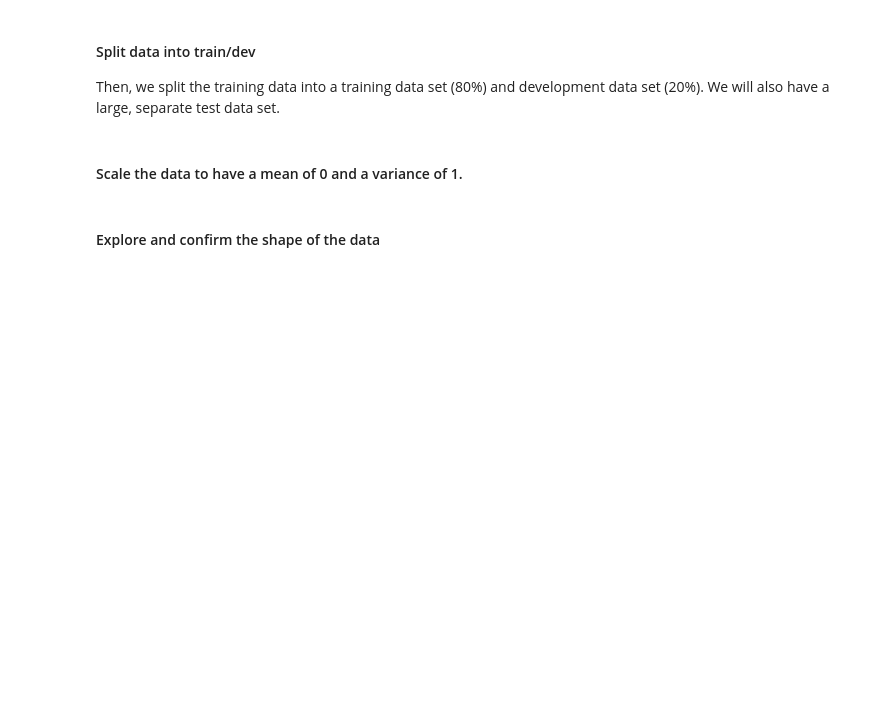
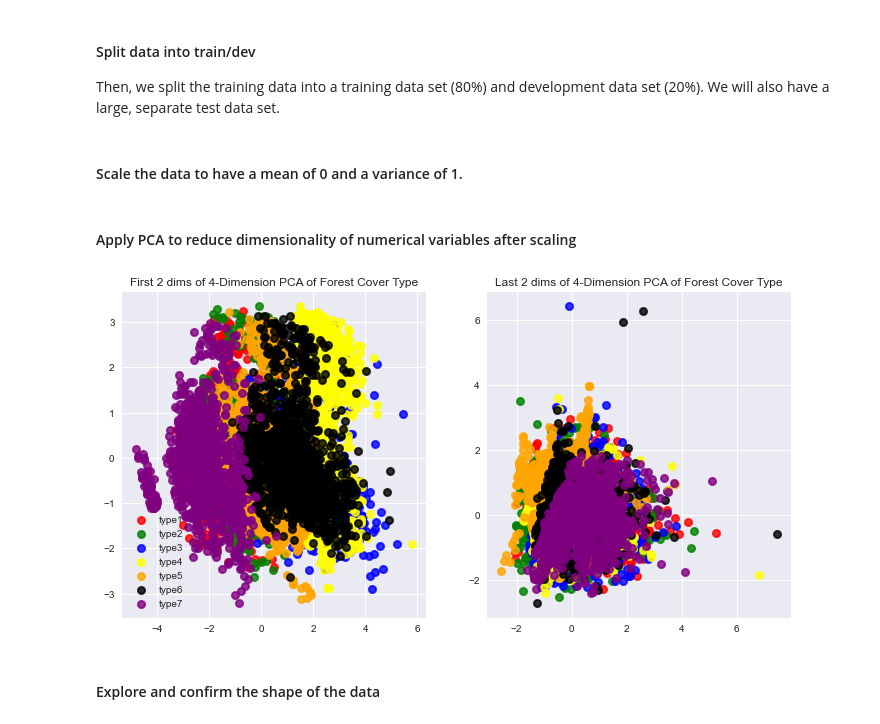
Before and after one commit to justinetaylor/mids-w207-final-project, a Jupyter notebook: clear_cut_solution.ipynb, the cells around one changed output. Cells and saved outputs as stored; diff of their text form; code cells hidden in the pictures; blank space fills up the shorter version.

```diff
--- a/clear_cut_solution.ipynb
+++ b/clear_cut_solution.ipynb
@@ -149,6 +180,42 @@ dev_data_cover_type_12 = fe.scale_non_training_data(standardize_features, dev_da
 
 train_data_cover_type_36 = fe.scale_non_training_data(standardize_features, train_data_cover_type_36, train_data_original_scaler)
 dev_data_cover_type_36 = fe.scale_non_training_data(standardize_features, dev_data_cover_type_36, train_data_original_scaler)
+# %% [markdown]
+#### Apply PCA to reduce dimensionality of numerical variables after scaling
+# %%
+def pca_fe(data=train_data_original,labels=train_labels_original):
+    num_cols = ['Elevation', 'Slope', 'Horizontal_Distance_To_Hydrology',
+       'Horizontal_Distance_To_Roadways', 'Hillshade_Noon', 'Hillshade_3pm',
+       'Horizontal_Distance_To_Fire_Points','ap_ew', 'ap_ns', 'Elevation_squared']
+    pca = PCA(n_components=4)
+    new_x = pca.fit_transform(data[num_cols])
+    new_dev = pca.transform(dev_data_original[num_cols])
+    pca_df = pd.DataFrame(data=new_x, index=data.index,columns=["pca_fe1","pca_fe2","pca_fe3","pca_fe4"])
+    pca_dev_df = pd.DataFrame(data=new_dev, index=dev_labels_original.index,columns=["pca_fe1","pca_fe2","pca_fe3","pca_fe4"])
+    new_data = pd.concat((data.drop(columns=num_cols),pca_df),axis=1)
+    new_dev_data = pd.concat((dev_data_original.drop(columns=num_cols),pca_dev_df),axis=1)
+    y =  labels
+    zip(new_x,y)
+
+    colors = ["red","green","blue","yellow","orange","black","purple"]
+    target_names = ['type' +str(i) for i in range(1,8)] # labels
+
+    fig, axes = plt.subplots(1,2, figsize=(12,6))
+    lw = 2
+    for i,color, target_name in zip([1,2,3,4,5,6,7], colors,target_names):
+        axes[0].scatter(new_x[y==i,0],new_x[y==i,1], color=color, alpha=.8, lw=lw,label=target_name)
+        axes[1].scatter(new_x[y==i,2],new_x[y==i,3], color=color, alpha=.8, lw=lw,label=target_name)
+    axes[0].legend(loc='best', shadow=False, scatterpoints=1)
+    axes[0].set_title('First 2 dims of 4-Dimension PCA of Forest Cover Type')
+    axes[1].set_title('Last 2 dims of 4-Dimension PCA of Forest Cover Type')
+    plt.show()
+
+    return new_data, new_dev_data, pca
+
+
+new_train_data,new_dev_data,pca = pca_fe()
+# %% [output]
+[figure, added]
 # %% [markdown]
 #### Explore and confirm the shape of the data
 # %%
```
Also changed, not shown: parts of 40 cells of this notebook, 1 other file.
